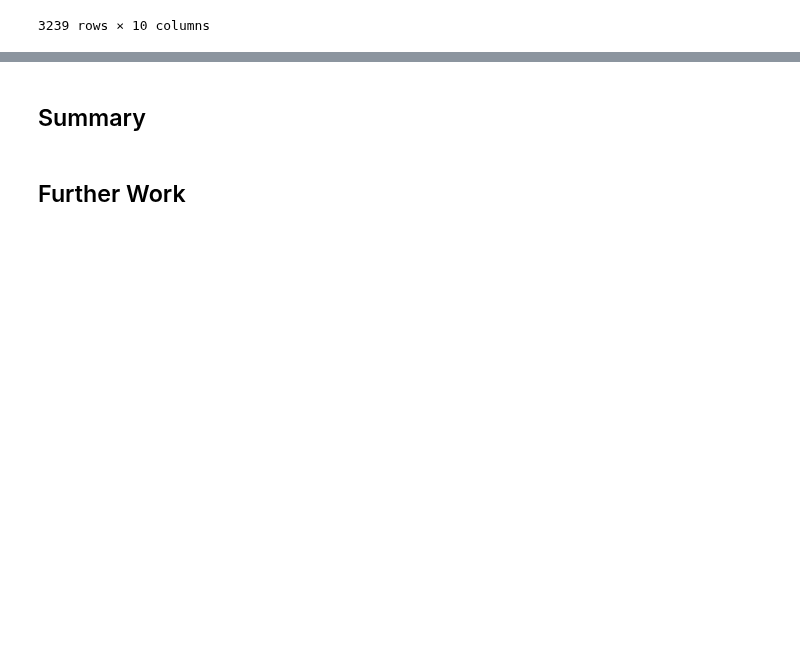
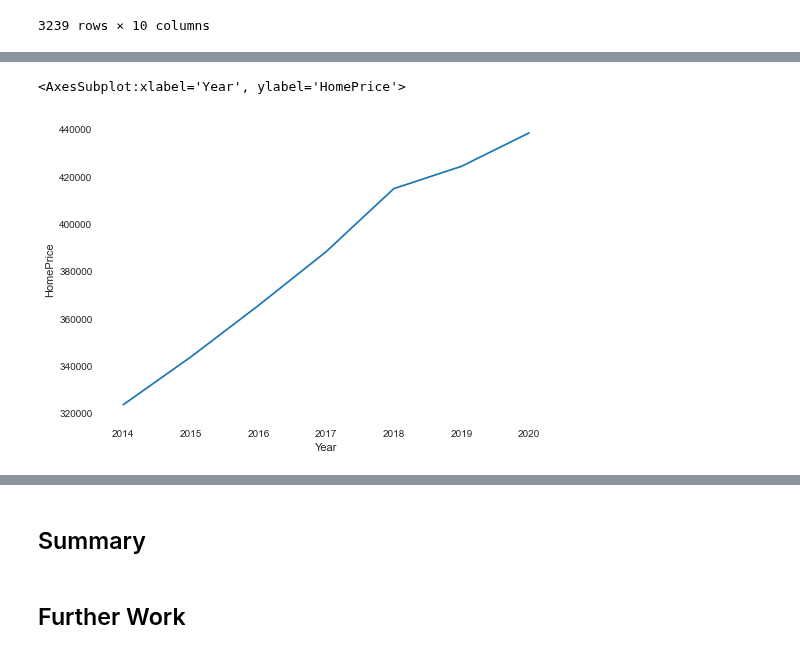
Before and after one commit to jjfrasca/Capstone_2, a Jupyter notebook: notebooks/4.4-jjf-modeling-PREDICTIONS-zipcodeVacancy_zillow_2019-2020.ipynb, the cells around one changed output, grey strips where cells are left out. Cells and saved outputs as stored; diff of their text form; code cells hidden in the pictures; blank space fills up the shorter version.

```diff
--- a/notebooks/4.4-jjf-modeling-PREDICTIONS-zipcodeVacancy_zillow_2019-2020.ipynb
+++ b/notebooks/4.4-jjf-modeling-PREDICTIONS-zipcodeVacancy_zillow_2019-2020.ipynb
@@ -280,0 +489,6 @@ state_groups.sort_values('Vacancy_Rate%', ascending=False)
+# %%
+#plot average home price per year
+sns.lineplot(data=year_groups, x="Year", y="HomePrice")
+# %% [output]
+<AxesSubplot:xlabel='Year', ylabel='HomePrice'>
+[figure, added]
```
Also changed, not shown: parts of 47 cells of this notebook.
